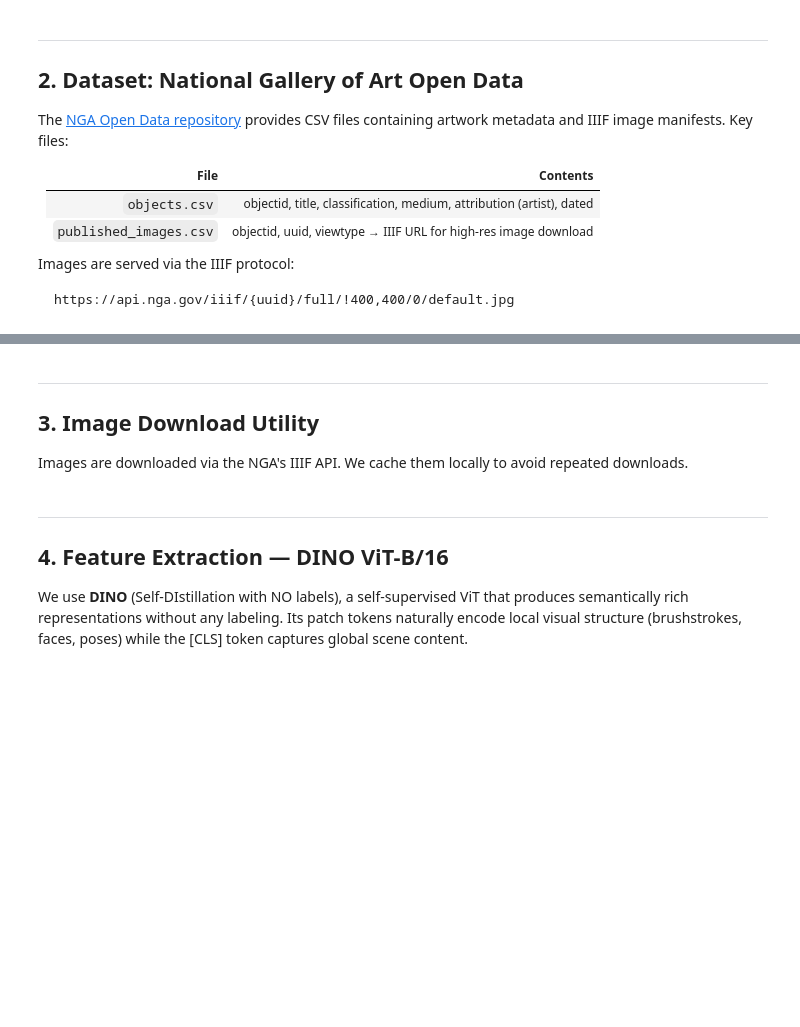
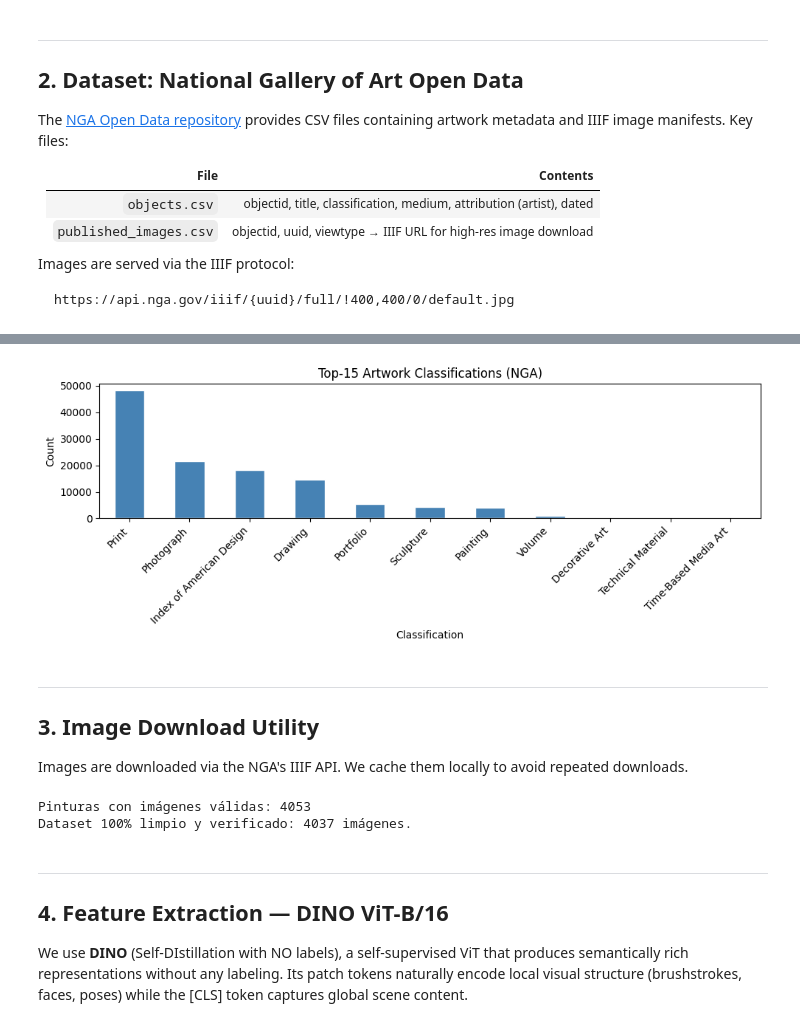
Before and after one commit to BryanEstrada003/ArtExtract-Proposal, a Jupyter notebook: Task2_Painting_Similarity.ipynb, the cells around one changed output, grey strips where cells are left out. Saved outputs shown, nothing was run; the diff lists cells and outputs as text; code cells hidden in the pictures; blank space fills up the shorter version.

```diff
--- a/Task2_Painting_Similarity.ipynb
+++ b/Task2_Painting_Similarity.ipynb
@@ -110,32 +112,0 @@ print("Paths configured.")
-# %%
-def load_nga_metadata(objects_csv: Path, images_csv: Path,
-                       demo_rows: int = 300) -> pd.DataFrame:
-    """Load and merge NGA metadata. Falls back to synthetic demo data if not found."""
-    if objects_csv.exists() and images_csv.exists():
-        obj_df = pd.read_csv(objects_csv, dtype=str, low_memory=False)
-        img_df = pd.read_csv(images_csv, dtype=str, low_memory=False)
-        # Keep only primary (front) views
-        img_df = img_df[img_df["viewtype"] == "primary"].drop_duplicates("objectid")
-        df = obj_df.merge(img_df[["objectid", "uuid"]], on="objectid", how="inner")
-        df["image_url"] = df["uuid"].apply(lambda u: IIIF_TEMPLATE.format(uuid=u))
-        df["local_path"] = df["uuid"].apply(lambda u: str(IMG_DIR / f"{u}.jpg"))
-        return df
-
-    print(f"[DEMO] NGA data not found — generating synthetic metadata.")
-    rng = np.random.default_rng(SEED)
-    classifications = ["painting", "drawing", "sculpture", "photograph", "print"]
-    return pd.DataFrame({
-        "objectid":       [str(i) for i in range(demo_rows)],
-        "title":          [f"Artwork {i}" for i in range(demo_rows)],
-        "classification": rng.choice(classifications, demo_rows),
-        "attribution":    [f"Artist {rng.integers(0, 50)}" for _ in range(demo_rows)],
-        "dated":          [str(rng.integers(1400, 1900)) for _ in range(demo_rows)],
-        "uuid":           [f"uuid_{i:06d}" for i in range(demo_rows)],
-        "image_url":      [IIIF_TEMPLATE.format(uuid=f"uuid_{i:06d}") for i in range(demo_rows)],
-        "local_path":     [str(IMG_DIR / f"uuid_{i:06d}.jpg") for i in range(demo_rows)],
-    })
-
-
-df = load_nga_metadata(OBJECTS_CSV, IMAGES_CSV)
-print(f"Total artworks with images: {len(df)}")
-df.head(3)
@@ -142,15 +294,17 @@ df.head(3)
 # %%
 # ── Class distribution by artwork type ───────────────────────────────────────
 fig, ax = plt.subplots(figsize=(10, 4))
-df["classification"].value_counts().head(15).plot(kind="bar", ax=ax,
-                                                    color="steelblue",
-                                                    edgecolor="white")
+df["classification"].value_counts().head(15).plot(
+    kind="bar", ax=ax, color="steelblue", edgecolor="white"
+)
 ax.set_title("Top-15 Artwork Classifications (NGA)")
 ax.set_xlabel("Classification")
 ax.set_ylabel("Count")
 plt.xticks(rotation=45, ha="right")
 plt.tight_layout()
 plt.show()
+# %% [output]
+[figure, added]
 # %% [markdown]
 ---
 ## 3. Image Download Utility
@@ -203,3 +387,39 @@ else:
+# %%
+# 2. Hacer el INNER JOIN relacionando objectid con depictstmsobjectid
+# Ensure both columns have the same data type before merging
+df_new["objectid"] = df_new["objectid"].astype(str)
+images_df["depictstmsobjectid"] = images_df["depictstmsobjectid"].astype(str)
+
+df_new = pd.merge(
+    df_new,
+    # Solo traemos la llave de conexión y la URL de la imagen
+    images_df[["depictstmsobjectid", "iiifurl"]],
+    left_on="objectid",  # El ID en tu tabla de pinturas
+    right_on="depictstmsobjectid",  # El ID correspondiente en la tabla de imágenes
+    how="inner",
+)
+
+# 3. (Opcional) Limpieza: borrar la columna 'depictstmsobjectid'
+# porque ahora es exactamente igual a 'objectid' y solo hace bulto.
+df_new = df_new.drop(columns=["depictstmsobjectid"])
+
+print(f"Pinturas con imágenes válidas: {len(df_new)}")
+
+# 2. LIMPIEZA DEL DATAFRAME
+# Quitamos duplicados
+df_new = df_new.drop_duplicates(subset=["objectid"], keep="first")
+# Conservamos SOLO los que existen en la carpeta
+df_new = df_new[
+    df_new.apply(
+        lambda row: os.path.exists(os.path.join(IMG_DIR, f"obj_{row['objectid']}.jpg")),
+        axis=1,
+    )
+].reset_index(drop=True)
+
+print(f"Dataset 100% limpio y verificado: {len(df_new)} imágenes.")
+# %% [output]
+Pinturas con imágenes válidas: 4053
+Dataset 100% limpio y verificado: 4037 imágenes.
 # %% [markdown]
 ---
 ## 4. Feature Extraction — DINO ViT-B/16
```
Also changed, not shown: parts of 23 cells of this notebook.
